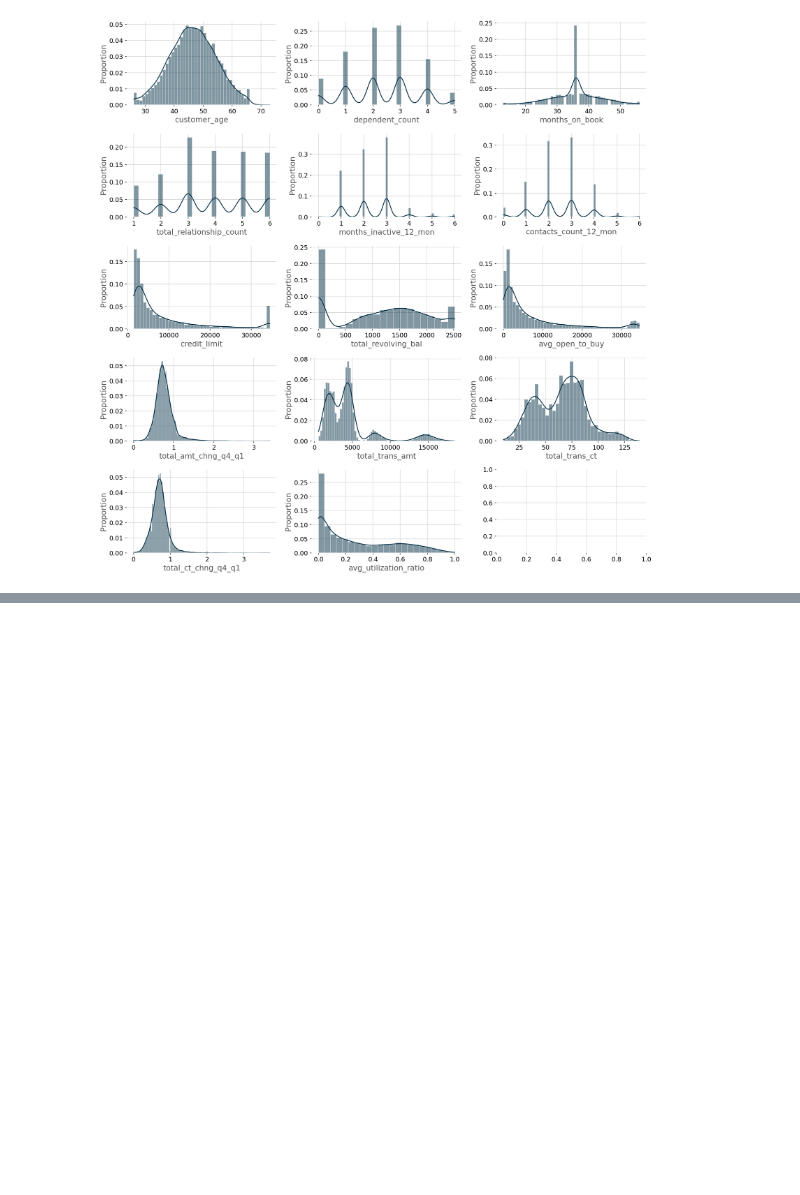
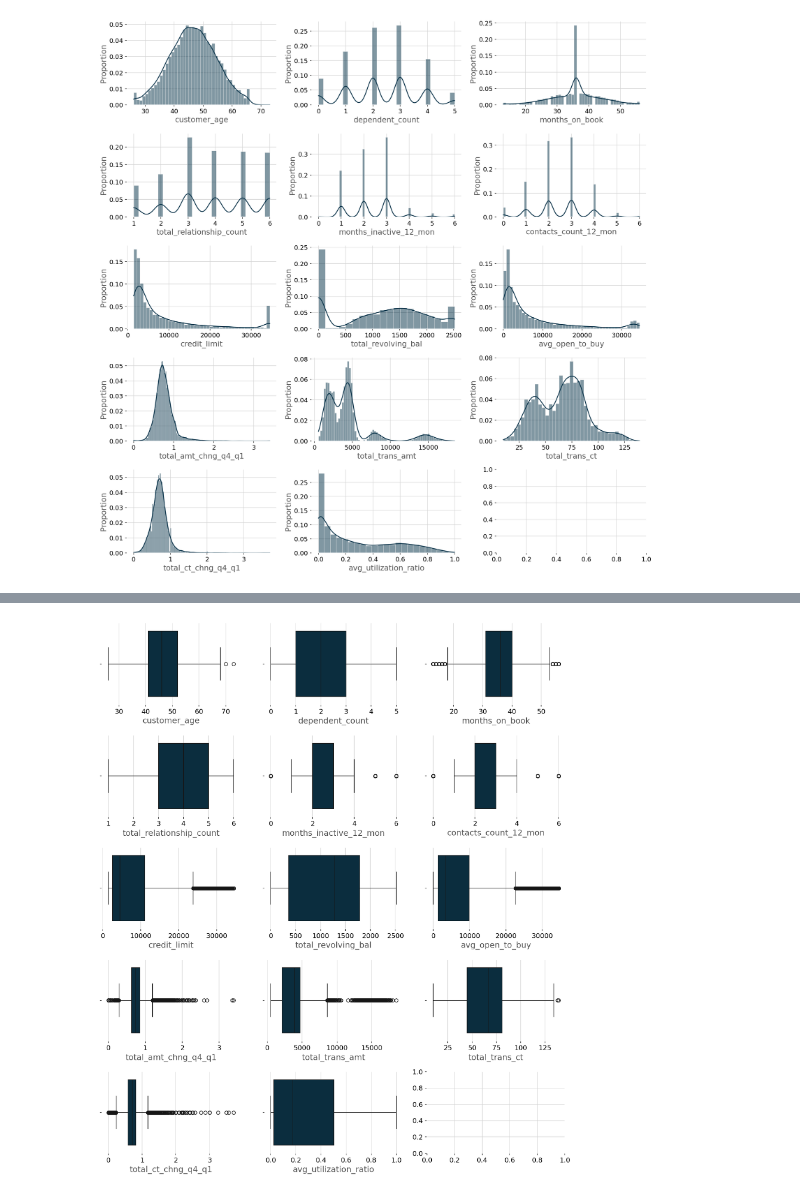
Before and after one commit to LeoGitBR/ChurnPredictionCreditCard, a Jupyter notebook: notebooks/1. EDA.ipynb, the cells around one changed output, grey strips where cells are left out. Cells and saved outputs as stored; diff of their text form; code cells hidden in the pictures; blank space fills up the shorter version.

```diff
--- a/notebooks/1. EDA.ipynb
+++ b/notebooks/1. EDA.ipynb
@@ -372,0 +445,4 @@ plot_analysis(
+# %%
+plot_analysis(data=ds, features=numerical_features, typ='box', figsize=(12,14))
+# %% [output]
+[figure, added]
```
Also changed, not shown: parts of 8 cells of this notebook.
